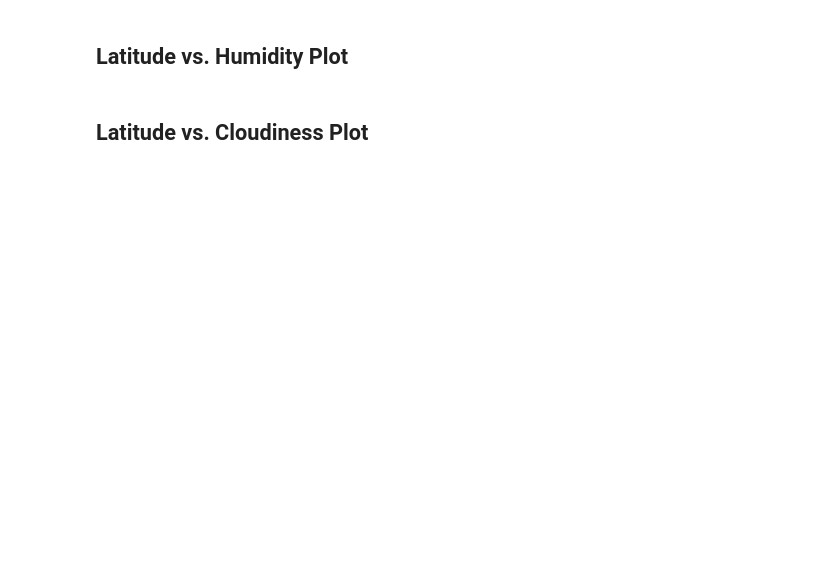
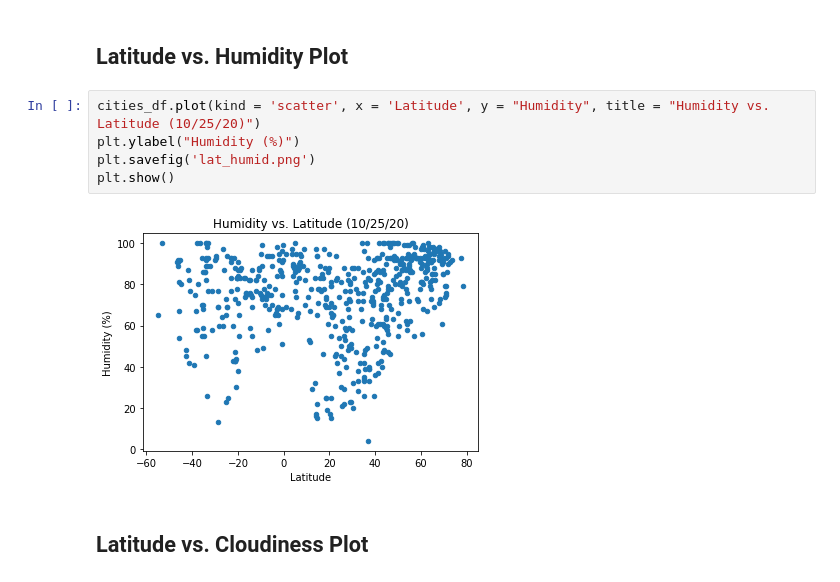
Before and after one commit to madhuvenkidusamy/python-api-challenge, a Jupyter notebook: WeatherPy/WeatherPy.ipynb, the cells around one changed output. Saved outputs shown, nothing was run; the diff lists cells and outputs as text; blank space fills up the shorter version.

```diff
--- a/WeatherPy/WeatherPy.ipynb
+++ b/WeatherPy/WeatherPy.ipynb
@@ -171,4 +187,11 @@ Skip this step if there are no cities that have humidity > 100%.
 # %% [markdown]
 ## Latitude vs. Humidity Plot
+# %%
+cities_df.plot(kind = 'scatter', x = 'Latitude', y = "Humidity", title = "Humidity vs. Latitude (10/25/20)")
+plt.ylabel("Humidity (%)")
+plt.savefig('lat_humid.png')
+plt.show()
+# %% [output]
+[figure, added]
 # %% [markdown]
 ## Latitude vs. Cloudiness Plot
```
Also changed, not shown: parts of 7 cells of this notebook, 9 other files.
